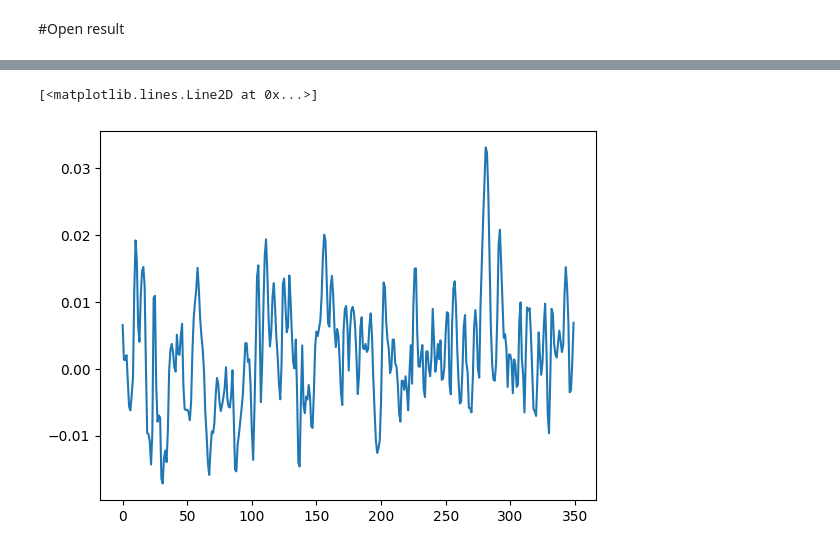
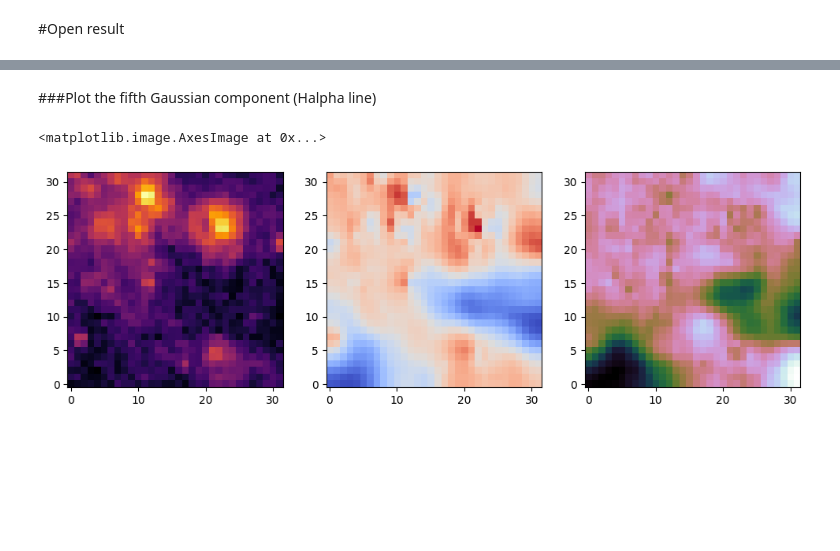
Before and after one commit to antoinemarchal/CAIRO, a Jupyter notebook: CAIRO_notebook.ipynb, the cells around one changed output, grey strips where cells are left out. Cells and saved outputs as stored; diff of their text form; code cells hidden in the pictures; blank space fills up the shorter version.

```diff
--- a/CAIRO_notebook.ipynb
+++ b/CAIRO_notebook.ipynb
@@ -153,10 +158,18 @@ fitsname = "N5236_cropped_subcube_gauss_run_0.fits"
 hdu = fits.open(path+fitsname)
 params = hdu[0].data
 
-dv=1 #FIXME
+model = core.return_result_cube(gaussian=params)
 
-#CAIRO MAPS - Flux (integral), A, MU, and SIG
-field = params[0::3] * np.abs(params[2::3]) * np.sqrt(2.*np.pi) * dv # integral Gaussians sqrt(2pi) * dv * a * mu
-ampfield = params[0::3] # in units of the input cube
-vfield = params[1::3] # pixel position along spectral axis in cube
-sigfield = np.abs(params[2::3]) * dv # in km/s
+amplitude = params[0::3]
+position = params[1::3]
+dispersion = params[2::3]
+
+integral = amplitude * dispersion * np.sqrt(2.*np.pi)
+
+# dv=1 #FIXME
+
+# #CAIRO MAPS - Flux (integral), A, MU, and SIG
+# field = params[0::3] * np.abs(params[2::3]) * np.sqrt(2.*np.pi) * dv # integral Gaussians sqrt(2pi) * dv * a * mu
+# ampfield = params[0::3] # in units of the input cube
+# vfield = params[1::3] # pixel position along spectral axis in cube
+# sigfield = np.abs(params[2::3]) * dv # in km/s
@@ -168,5 +176,13 @@ plt.imshow(vfield[0], cmap="coolwarm")
-# %%
-plt.plot(cube[:,10,16])
-# %% [output]
-[<matplotlib.lines.Line2D at 0x...>]
-[figure, removed]
+# %% [markdown]
+###Plot the fifth Gaussian component (Halpha line)
+# %%
+plt.figure(figsize=(12,5))
+plt.subplot(1,3,1)
+plt.imshow(np.log10(amplitude[5]), origin="lower", cmap="inferno")
+plt.subplot(1,3,2)
+plt.imshow(position[5], origin="lower", cmap="coolwarm")
+plt.subplot(1,3,3)
+plt.imshow(dispersion[5], origin="lower", cmap="cubehelix")
+# %% [output]
+<matplotlib.image.AxesImage at 0x...>
+[figure, added]
```
Also changed, not shown: parts of 6 cells of this notebook.
